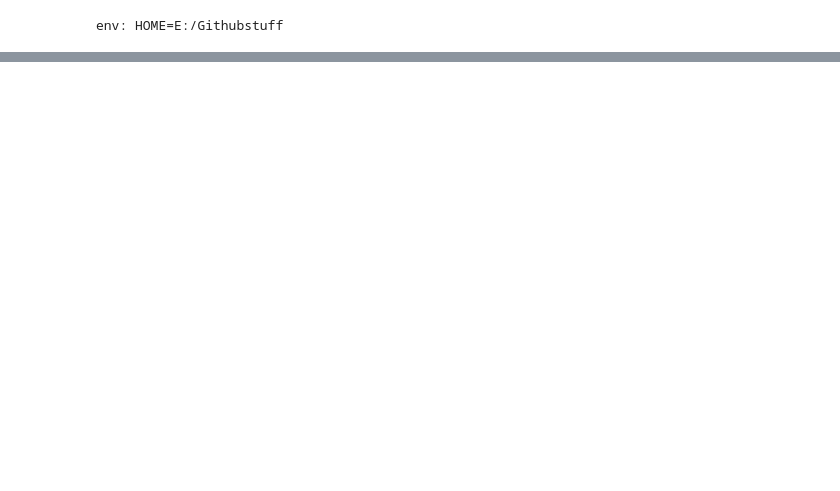
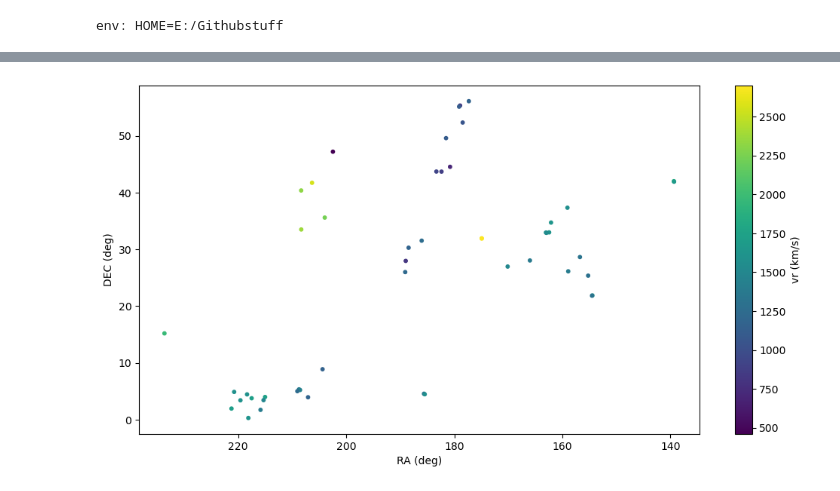
Before and after one commit to Colouss/Virgo, a Jupyter notebook: notebooks/Table generator.ipynb, the cells around one changed output, grey strips where cells are left out. Cells and saved outputs as stored; diff of their text form; code cells hidden in the pictures; blank space fills up the shorter version.

```diff
--- a/notebooks/Table generator.ipynb
+++ b/notebooks/Table generator.ipynb
@@ -135,0 +130,11 @@ newH.write(plotdir+"improvedHerschel.csv",format='csv',overwrite=True)
+# %%
+plt.figure(figsize=(12,6))
+plt.scatter(v.arcsecH['ra_01'],v.arcsecH['dec_01'],c=v.arcsecH['vr_01'],s=10)
+plt.xlabel('RA (deg)')
+plt.ylabel('DEC (deg)')
+cb = plt.colorbar()
+cb.set_label('vr (km/s)')
+ax = plt.gca()
+ax.invert_xaxis()
+# %% [output]
+[figure, added]
```
Also changed, not shown: parts of 13 cells of this notebook, 1 other file.
